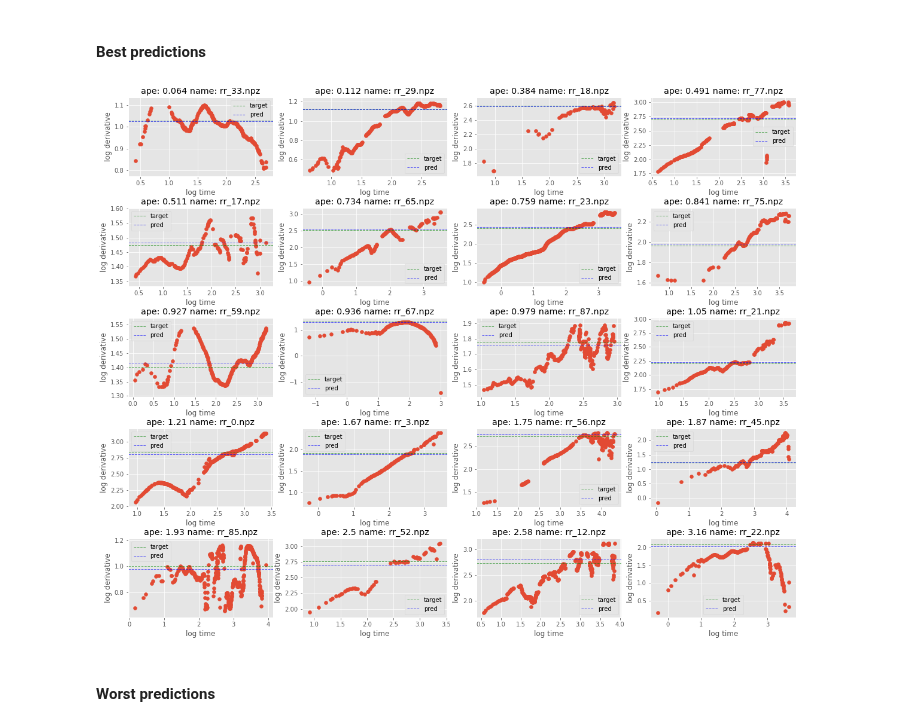
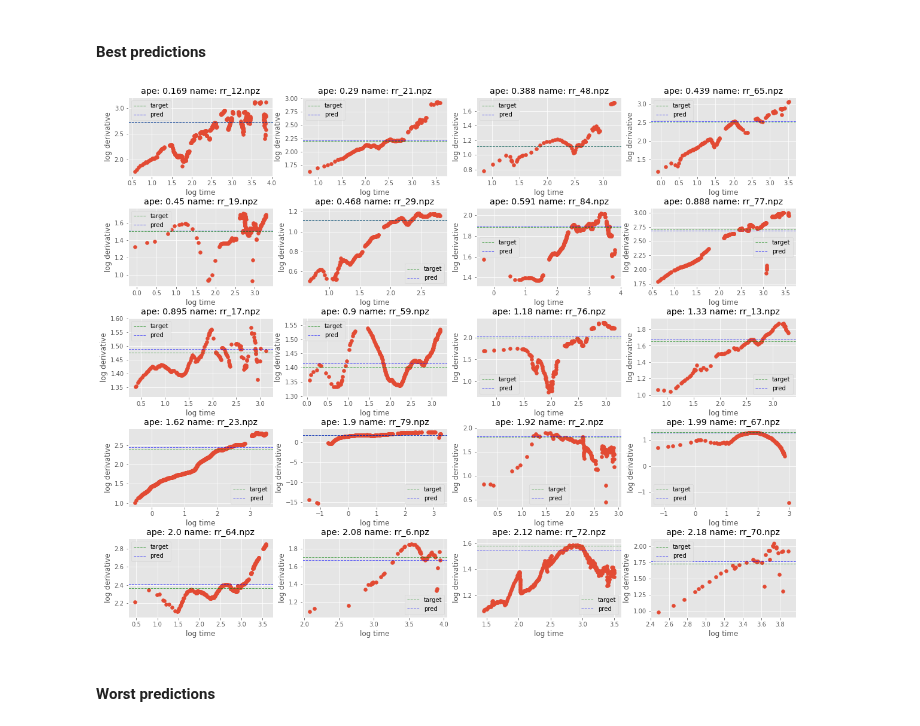
Before and after one commit to analysiscenter/radial, a Jupyter notebook: research/model_description.ipynb, the cells around one changed output. Drawn from its saved outputs; the diff is of its cells as text; code cells hidden in the pictures.

```diff
--- a/research/model_description.ipynb
+++ b/research/model_description.ipynb
@@ -79,8 +82,8 @@ plt.show()
 # %% [markdown]
 Pressure derivative data is noisy so we denoised the data beforehand using unsupervised method [Isolation forest](http://scikit-learn.org/stable/modules/generated/sklearn.ensemble.IsolationForest.html).
 # %%
-ds_train = Dataset(FilesIndex(path="/path/to/data/train_isol/*"), batch_class=RadialBatch)
-ds_test = Dataset(FilesIndex(path="/path/to/data/test_isol/*"), batch_class=RadialBatch)
+ds_train = Dataset(FilesIndex(path="./data_splited/train_isol/*"), batch_class=RadialBatch)
+ds_test = Dataset(FilesIndex(path="./data_splited/test_isol/*"), batch_class=RadialBatch)
 sample_data = ds_train.p.load(fmt='npz').next_batch(10)
 # %%
 _, ax = plt.subplots(1, 3, figsize=(20, 4))
@@ -271,9 +272,9 @@ results, names = calculate_results(test_pipeline)
 # %% [markdown]
 #### Best predictions
 # %%
-draw_predictions(results, names[:20], path="/path/to/data/train_isol/*")
+draw_predictions(results, names[:20], path="./data_splited/test_isol/")
 # %% [output]
-[figure, old version]
+[figure, new version]
 # %% [markdown]
 #### Worst predictions
 # %%
```
Also changed, not shown: parts of 19 cells of this notebook, 1 other file.
